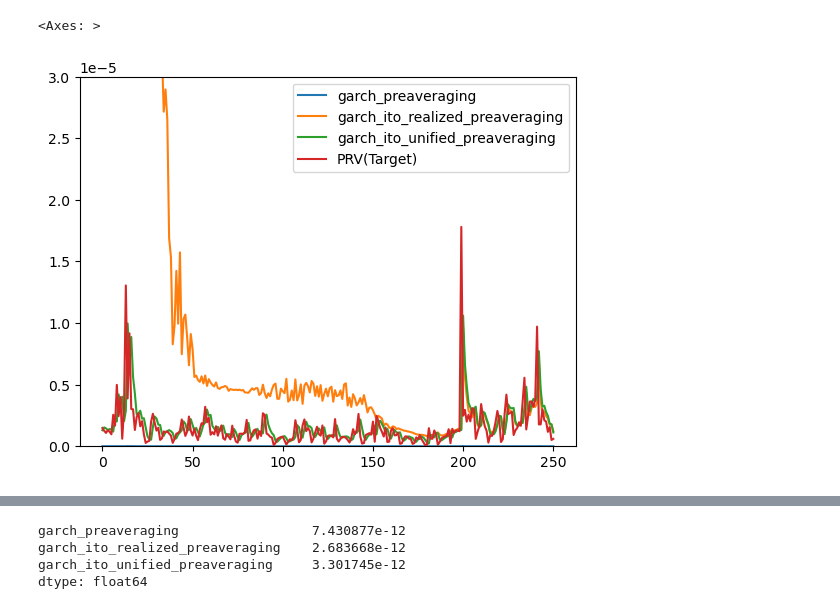
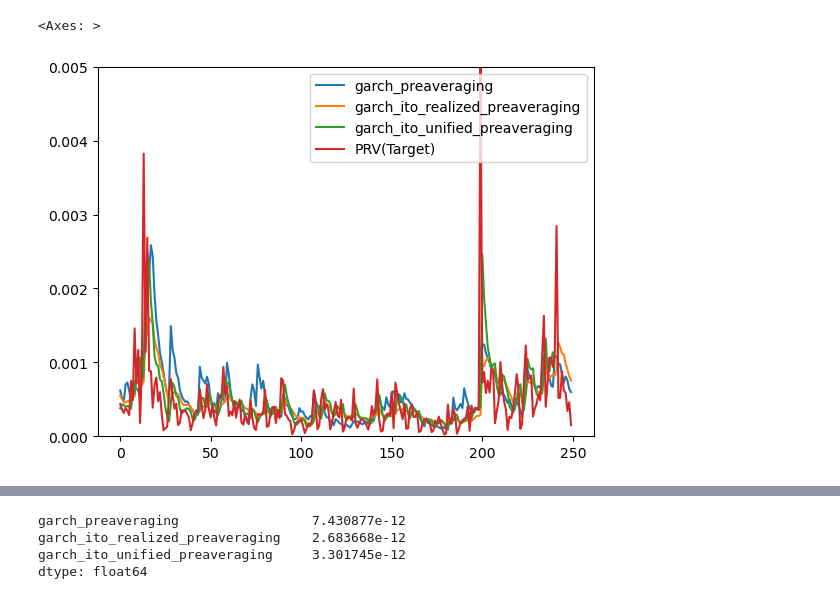
Before and after one commit to Thessal/garch_ito, a Jupyter notebook: report.ipynb, the cells around one changed output, grey strips where cells are left out. Cells and saved outputs as stored; diff of their text form; code cells hidden in the pictures.

```diff
--- a/report.ipynb
+++ b/report.ipynb
@@ -4,28 +4,22 @@ import pandas as pd
 import numpy as np
 days = 252
 end = 262
-df_garch = pd.read_csv("result_garch_daily.csv", index_col=0).iloc[end-days:end].reset_index(drop=True)
-df_garch_preaveraging = pd.read_csv("result_garch_preaveraging.csv", index_col=0).iloc[end-days:end].reset_index(drop=True)
-df_garch_ito_realized_naive = pd.read_csv("result_garch_ito_realized_naive.csv", index_col=0).iloc[end-days:end].reset_index(drop=True)
-df_garch_ito_realized_preaveraging = pd.read_csv("result_garch_ito_realized_preaveraging.csv", index_col=0).iloc[end-days:end].reset_index(drop=True) #* (16400)
-df_garch_ito_unified_naive = pd.read_csv("result_garch_ito_unified_naive.csv", index_col=0).iloc[end-days:end].reset_index(drop=True)
-df_garch_ito_unified_preaveraging = pd.read_csv("result_garch_ito_unified_preaveraging.csv", index_col=0).iloc[end-days:end].reset_index(drop=True)#* (16400)
+df_garch = pd.read_csv("result_garch.csv", index_col=0).iloc[end-days:end].reset_index(drop=True)
+df_garch_ito_realized = pd.read_csv("result_garch_ito_realized.csv", index_col=0).iloc[end-days:end].reset_index(drop=True)
+df_garch_ito_unified = pd.read_csv("result_garch_ito_unified.csv", index_col=0).iloc[end-days:end].reset_index(drop=True)
 dfs = {
-    # "garch": df_garch,
-    "garch_preaveraging": df_garch_preaveraging,
-    # "garch_ito_realized_naive": df_garch_ito_realized_naive,
-    "garch_ito_realized_preaveraging": df_garch_ito_realized_preaveraging,
-    # "garch_ito_unified_naive": df_garch_ito_unified_naive,
-    "garch_ito_unified_preaveraging": df_garch_ito_unified_preaveraging,
+    "garch_preaveraging": df_garch,
+    "garch_ito_realized_preaveraging": df_garch_ito_realized,
+    "garch_ito_unified_preaveraging": df_garch_ito_unified,
 }
-x_prv = df_garch_ito_unified_preaveraging["vol_real"] #/ np.sqrt(16400)
+x_prv = df_garch["vol_true_PRV"]
 # %%
 df_est_vols = pd.DataFrame({k:v["vol_pred"] for k,v in dfs.items()})
 df_est_vols["PRV(Target)"] = x_prv
-df_est_vols.plot(ylim=(0,3e-5))
+df_est_vols.plot(ylim=(0,5e-3))
 # %% [output]
 <Axes: >
-[figure, old version]
+[figure, new version]
 # %%
 df_MSPE = pd.DataFrame({k:v["vol_pred"] for k,v in dfs.items()})
 df_MSPE = (df_MSPE).subtract(x_prv, axis=0).pow(2).mean(axis=0)
```
Also changed, not shown: parts of 2 cells of this notebook, 21 other files.
